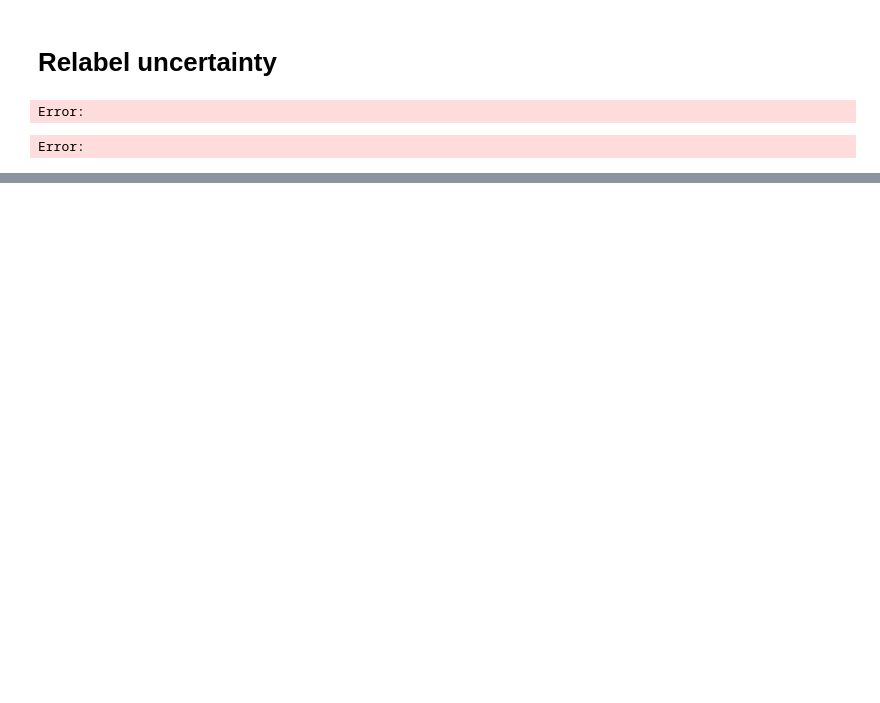
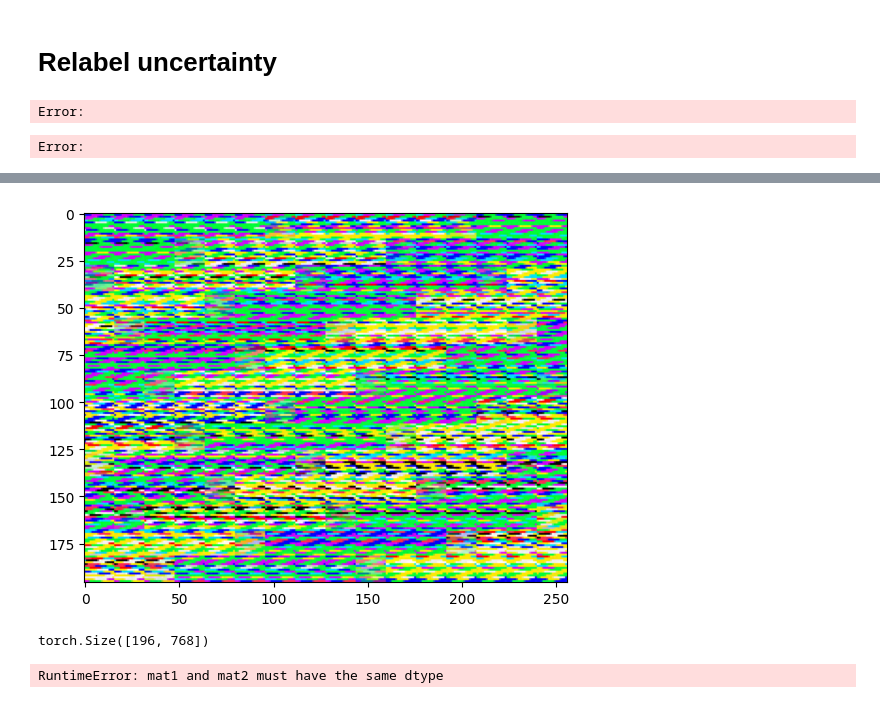
Before and after one commit to cruz-lucas/Chest-X-Ray-Pathology-Classifier, a Jupyter notebook: notebooks/6.0-results.ipynb, the cells around one changed output, grey strips where cells are left out. Cells and saved outputs as stored; diff of their text form; code cells hidden in the pictures; blank space fills up the shorter version.

```diff
--- a/notebooks/6.0-results.ipynb
+++ b/notebooks/6.0-results.ipynb
@@ -210,0 +198,2 @@ model = AutoModelForImageClassification.from_pretrained(
+# %%
+img = np.array(range(224*224*3)).reshape((224,224,3))
@@ -210,0 +240,2 @@ model = AutoModelForImageClassification.from_pretrained(
+# %%
+tensor_img = torch.from_numpy(img)
@@ -210,0 +246,3 @@ model = AutoModelForImageClassification.from_pretrained(
+# %%
+rearranged = Rearrange("(h p1) (w p2) c -> (h w) (p1 p2 c)", p1 = 16, p2 = 16)(tensor_img)
+rearranged.shape
@@ -210,0 +271,13 @@ model = AutoModelForImageClassification.from_pretrained(
+# %%
+plt.imshow(rearranged)
+plt.show()
+# %% [output]
+[figure, added]
+# %%
+rearranged.shape
+# %% [output]
+torch.Size([196, 768])
+# %%
+nn.Linear(3*16*16, 1024)(rearranged)
+# %% [output]
+RuntimeError: mat1 and mat2 must have the same dtype
```
Also changed, not shown: parts of 22 cells of this notebook, 7 other files.
